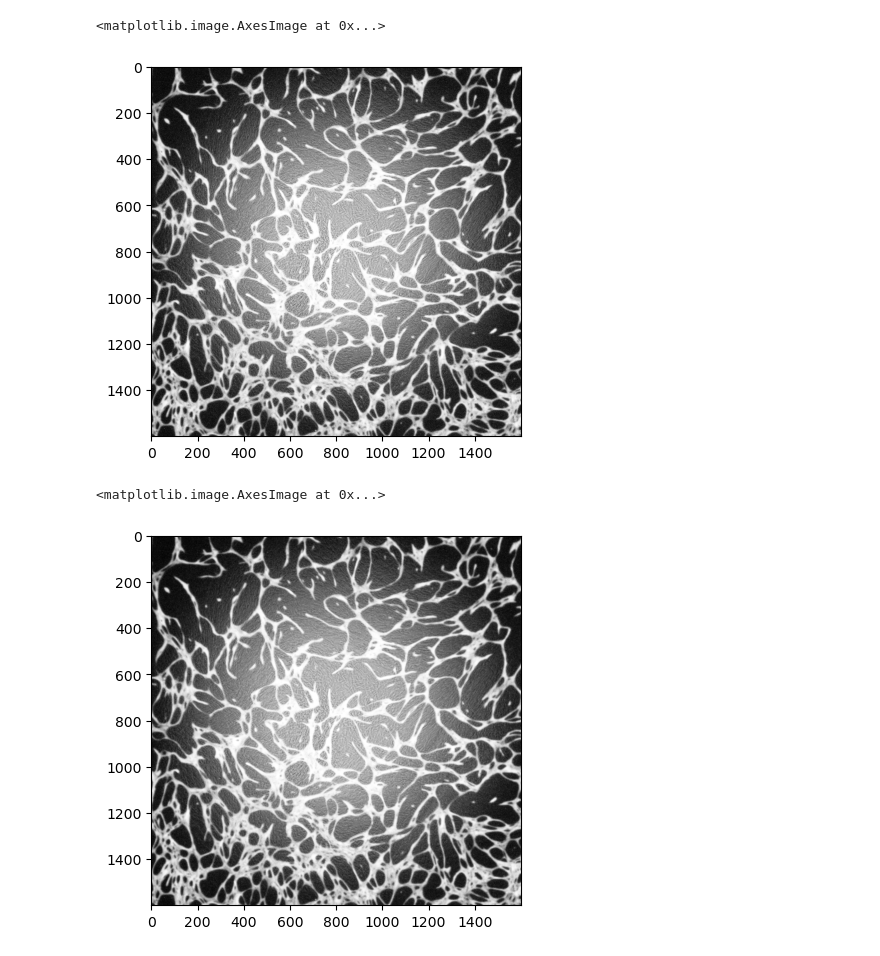
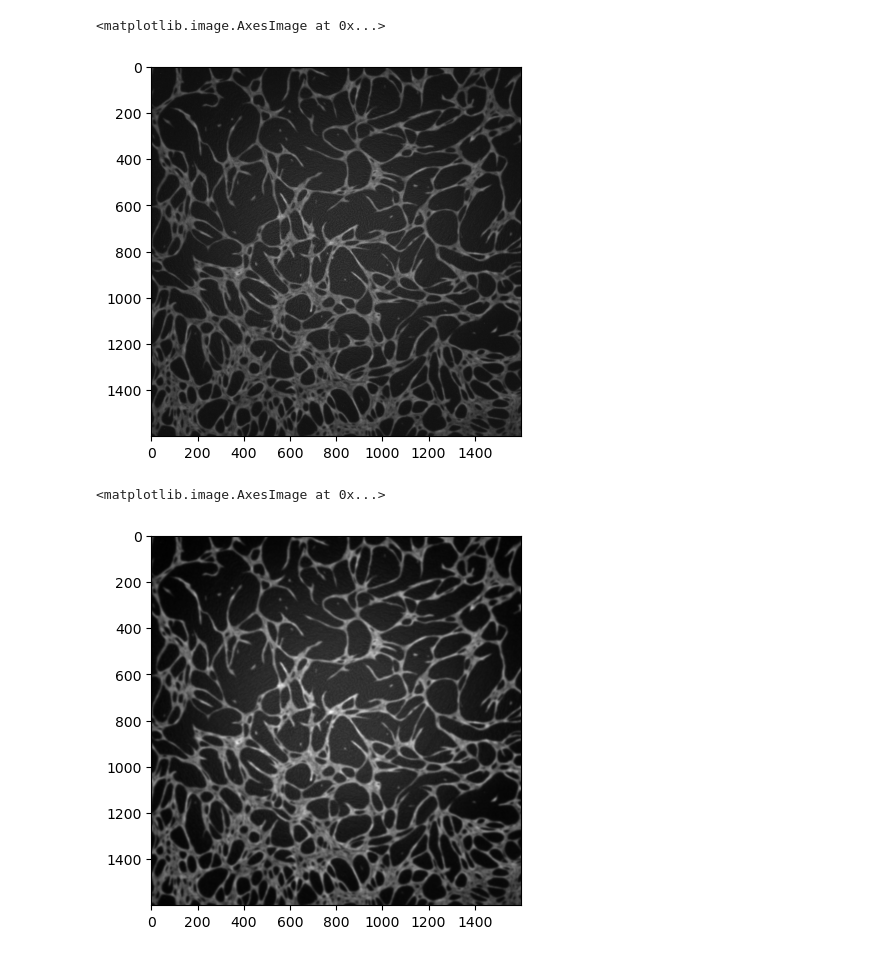
Before and after one commit to HarryKrek/Vascular-Tool, a Jupyter notebook: tester.ipynb, the cells around one changed output. Saved outputs shown, nothing was run; the diff lists cells and outputs as text; code cells hidden in the pictures.

```diff
--- a/tester.ipynb
+++ b/tester.ipynb
@@ -12,7 +13,7 @@ import numpy as np
 import os
 # %%
 # os.chdir("//shares01.rdm.uq.edu.au/HKUG2023-A10939")
-PATH = "\\\\shares01.rdm.uq.edu.au\\HKUG2023-A10939\\20230304_075556_96 wel plate_2D co culture_ HAEC P2_ASC52 P8_20230303_4X_TIME LAPSE\\WellC6\\F2\\MyExperiment_Wellc6_F2_000347.tif"
+PATH = "F://F2//MyExperiment_Wellc6_F2_000521.tif"
 img = io.imread(PATH)
 imgGrey = img[:,:,1]
 plt.imshow(img)
@@ -25,19 +26,19 @@ plt.imshow(imgGrey, cmap='gray')
 # %%
-from skimage.exposure import equalize_hist
-adapted_hist = equalize_hist(imgGrey)
+from skimage.exposure import adjust_gamma
+adapted_hist = adjust_gamma(imgGrey)
 plt.imshow(adapted_hist, cmap = 'gray')
 # %% [output]
 <matplotlib.image.AxesImage at 0x...>
-[figure, old version]
+[figure, new version]
 # %%
 #Apply small gaussian blur
-sigma = 1
+sigma = 2.5
 blurred = gaussian(adapted_hist, sigma=(sigma, sigma), truncate=3.5, channel_axis=-1)
 plt.figure()
 plt.imshow(blurred, cmap = 'gray')
 # %% [output]
 <matplotlib.image.AxesImage at 0x...>
-[figure, old version]
+[figure, new version]
 # %%
 #Let's try some sauvola?
 from skimage.filters import threshold_local
```
Also changed, not shown: parts of 19 cells of this notebook.
